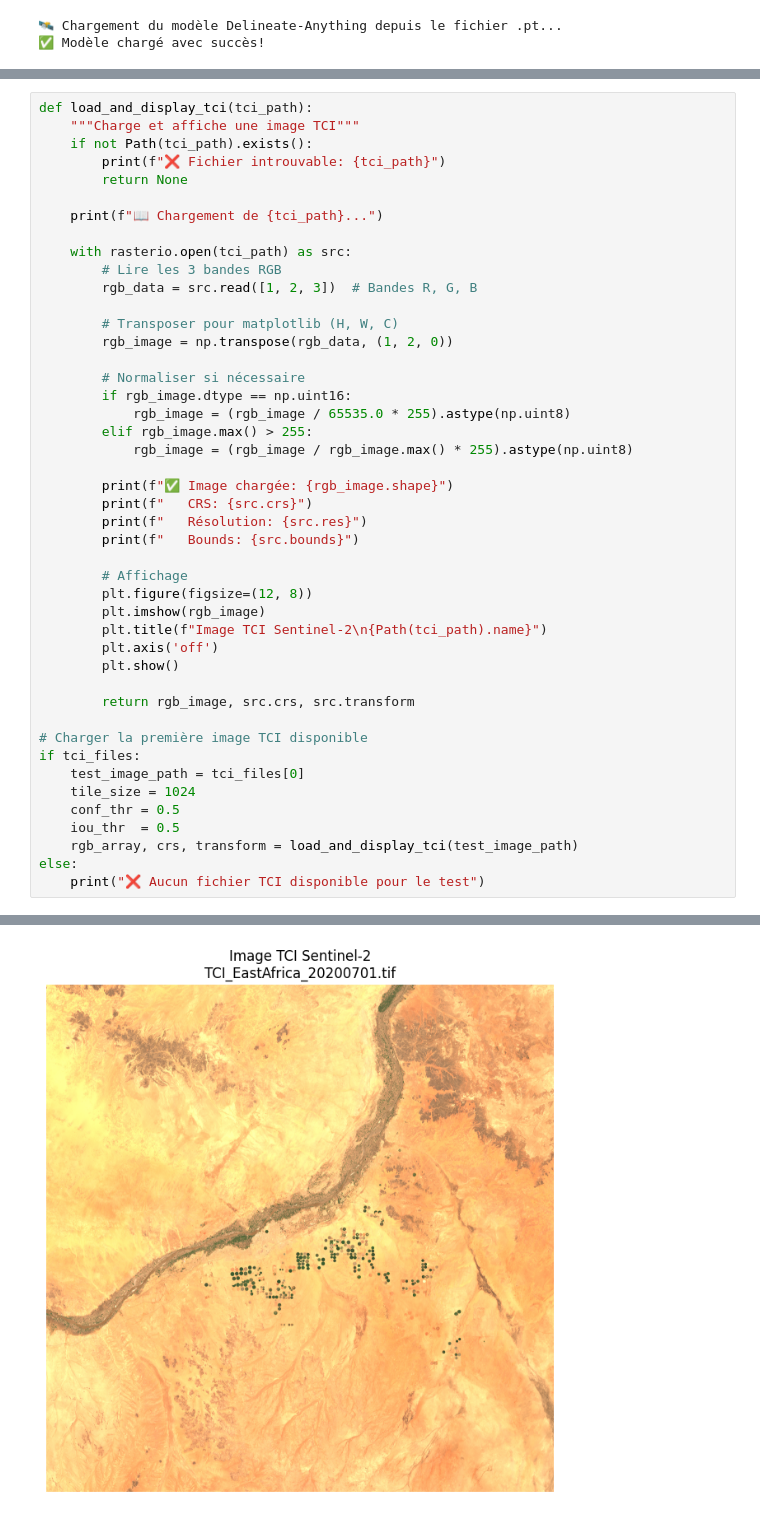
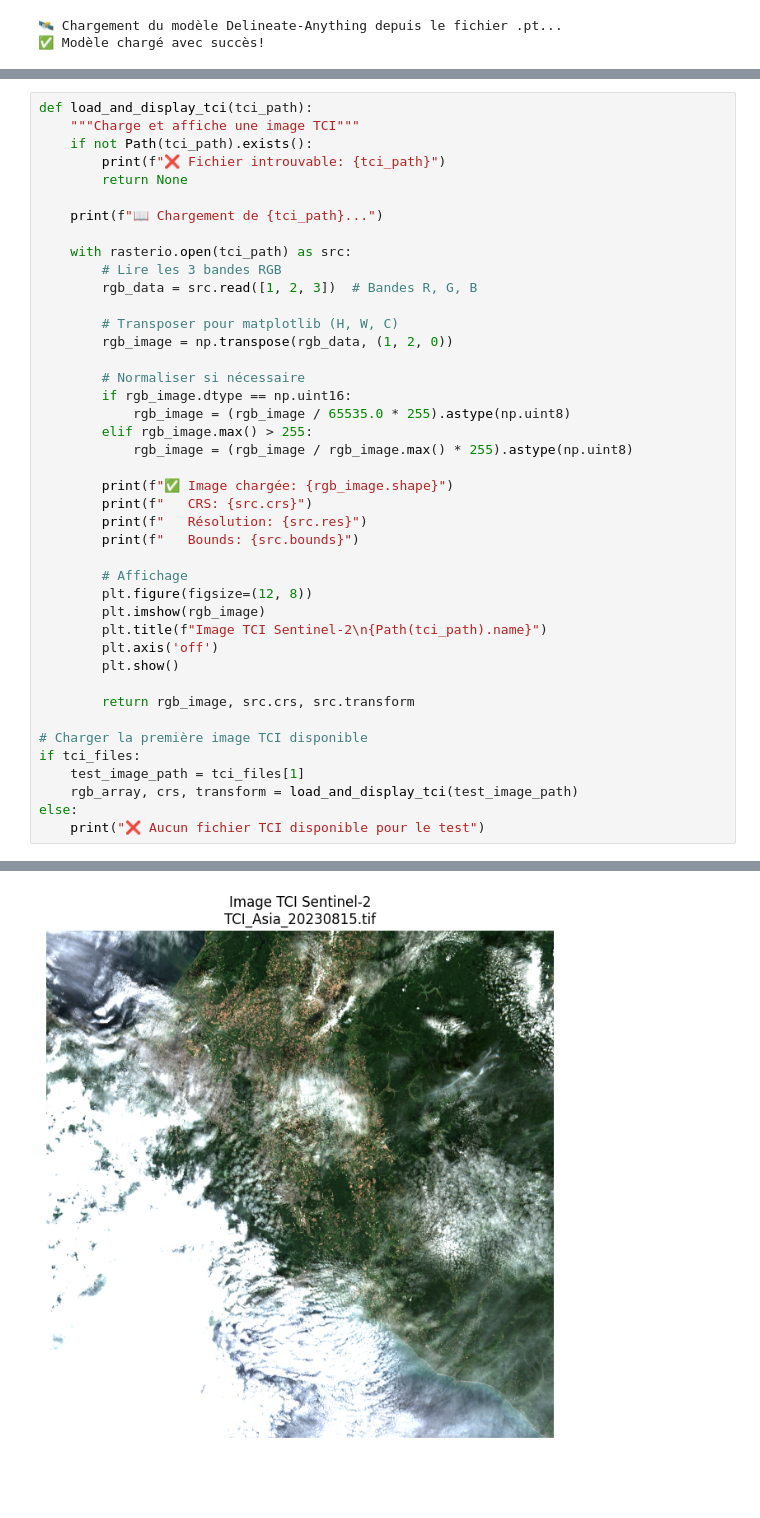
Before and after one commit to Ynvers/DERPIn_Data_Track1, a Jupyter notebook: DA.ipynb, the cells around one changed output, grey strips where cells are left out. Cells and saved outputs as stored; diff of their text form; blank space fills up the shorter version.

```diff
--- a/DA.ipynb
+++ b/DA.ipynb
@@ -149,10 +158,7 @@ def load_and_display_tci(tci_path):
 
 # Charger la première image TCI disponible
 if tci_files:
-    test_image_path = tci_files[0]
-    tile_size = 1024
-    conf_thr = 0.5
-    iou_thr  = 0.5
+    test_image_path = tci_files[1]
     rgb_array, crs, transform = load_and_display_tci(test_image_path)
 else:
     print("❌ Aucun fichier TCI disponible pour le test")
@@ -165 +171 @@ else:
-[figure, old version]
+[figure, new version]
```
Also changed, not shown: parts of 7 cells of this notebook, 10 other files.
